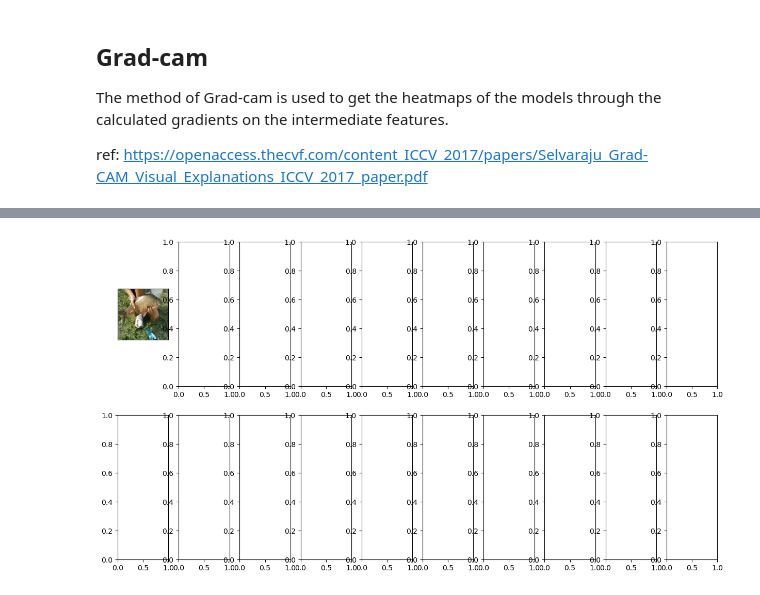
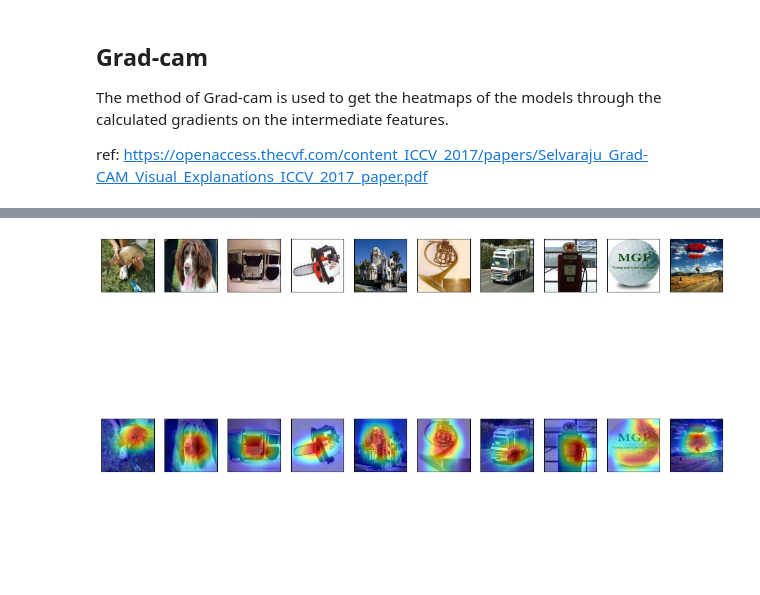
Before and after one commit to Riyasushin/TML_HW, a Jupyter notebook: hw1_handout/homework1.ipynb, the cells around one changed output, grey strips where cells are left out. Drawn from its saved outputs; the diff is of its cells as text; code cells hidden in the pictures; blank space fills up the shorter version.

```diff
--- a/hw1_handout/homework1.ipynb
+++ b/hw1_handout/homework1.ipynb
@@ -347,15 +413,12 @@ The method of Grad-cam is used to get the heatmaps of the models through the cal
 ref: https://openaccess.thecvf.com/content_ICCV_2017/papers/Selvaraju_Grad-CAM_Visual_Explanations_ICCV_2017_paper.pdf
 # %%
 def scale_cam_image(cam, target_size=None):
-    '''
-    This function scales the cam image to the target size.
-    '''
     result = []
     for img in cam:
         img = img - np.min(img)
-        img = img / (1e-7 + np.max(img)) # 图像归一化到 [0, 1]
+        img = img / (1e-7 + np.max(img))
         if target_size is not None:
-            img = cv2.resize(img, target_size) # 如需要，进行尺寸调整
+            img = cv2.resize(img, target_size)
         result.append(img)
     result = np.float32(result)
     return result
@@ -405,7 +468,7 @@ def show_cam_on_image(img: np.ndarray,
                       use_rgb: bool = False,
                       colormap: int = cv2.COLORMAP_JET,
                       image_weight: float = 0.5) -> np.ndarray:
-    """ This function overlays the cam mask on the image as an heatmap. 将CAM掩码叠加到原始图像上, 生成可视化结果
+    """ This function overlays the cam mask on the image as an heatmap.
     By default the heatmap is in BGR format.
     :param img: The base image in RGB or BGR format.
     :param mask: The cam mask.
@@ -414,7 +477,6 @@ def show_cam_on_image(img: np.ndarray,
     :param image_weight: The final result is image_weight * img + (1-image_weight) * mask.
     :returns: The default image with the cam overlay.
     """
-
     heatmap = cv2.applyColorMap(np.uint8(255 * mask), colormap)
     if use_rgb:
         heatmap = cv2.cvtColor(heatmap, cv2.COLOR_BGR2RGB)
@@ -439,8 +501,6 @@ class ClassifierOutputTarget:
         self.category = category
 
     def __call__(self, model_output):
-        '''从模型输出中提取特定类别的分数
-        '''
         if len(model_output.shape) == 1:
             return model_output[self.category]
         return model_output[:, self.category]
@@ -452,7 +512,7 @@ class GradCAM:
                  target_layers: List[torch.nn.Module]) -> None:
         self.model = model.eval()
         self.target_layers = target_layers
-        self.model = model # ?????TODO
+        self.model = model
         self.activations_and_grads = ActivationsAndGradients(
             self.model, target_layers)
 
@@ -469,23 +529,21 @@ class GradCAM:
                       grads: torch.Tensor) -> np.ndarray:
         # input: the activation, the gradient(4D tensor)
         # output: cam of a specific layer
-        if activations.shape[0] != grads.shape[0]:
-            raise ValueError("Activations and gradients must have the same number of channels")
+        # 计算通道权重（全局平均池化的梯度）
+        # weights = self.get_cam_weights(grads) # N, C
+        weights = np.mean(grads, axis=(2, 3), keepdims=True)  # 形状: [B, C, 1, 1]
+        # 加权激活图（维度对齐处理）
+        weighted_activations = weights * activations # N, C, H, W
 
-        print(f'get_cam_imag: {grads.shape}')
-        weights = self.get_cam_weights(grads)
+        # 通道维度求和并应用ReLU
+        cam = weighted_activations.sum(axis=1) # N, H, W
+        # cam = np.maximum(cam, 0)  # ReLU操作
 
-        print(weights.shape)
-        weights = weights.reshape(*weights.shape, 1, 1)
-        cam = np.sum(weights * activations, axis=0)
-        # ReLU
-        cam = np.maximum(cam, 0)
-        # cam = np.maximum(cam, 0)
-        # cam = np.array([
-        #     (x - x.min()) / (x.max() - x.min() + 1e-8)
-        #     for x in cam
-        # ])
-        cam = (cam - np.min(cam)) / (np.max(cam) - np.min(cam) + 1e-8)
+        # 归一化处理
+         # 逐样本归一化
+        cam_min = cam.min(axis=(1, 2), keepdims=True)
+        cam_max = cam.max(axis=(1, 2), keepdims=True)
+        cam = (cam - cam_min) / (cam_max - cam_min + 1e-8)
 
         return cam
         ###################################
@@ -500,7 +558,9 @@ class GradCAM:
         self.model.zero_grad()
         loss = sum([target(output)
                    for target, output in zip(targets, outputs)])
+        print('before backward')
         loss.backward(retain_graph=True)
+        print('after backward')
         # In most of the saliency attribution papers, the saliency is
         # computed with a single target layer.
         # Commonly it is the last convolutional layer.
@@ -522,11 +582,9 @@ class GradCAM:
         grads_list = [g.cpu().data.numpy()
                       for g in self.activations_and_grads.gradients]
         target_size =  (input_tensor.size(-1), input_tensor.size(-2))
-
         cam_per_target_layer = []
         # Loop over the saliency image from every layer
         for i in range(len(self.target_layers)):
-            print(f'{i}')
             target_layer = self.target_layers[i]
             layer_activations = None
             layer_grads = None
@@ -537,39 +595,31 @@ class GradCAM:
             ###################################
             # write the code here
             ###################################
-            # RiJo
-            if layer_activations is None or layer_grads is None:
-                continue
+            # start of RJ
+            print(f'compute_cam_per_layer  Loop over layer {i}')
 
-            if layer_activations.shape[0] != layer_grads.shape[0]:
-                raise ValueError(f"Activations (shape={layer_activations.shape}) and gradients (shape={layer_grads.shape}) must have the same number of channels")
+            cam = self.get_cam_image(layer_activations, layer_grads)
 
+            # 调整尺寸（使用scale_cam_image统一处理）
+            scaled_cam = scale_cam_image(cam, target_size=target_size)
+            scaled_cam = np.expand_dims(scaled_cam, axis=1) # 这个实现并不优美，说明可能对于各函数的作用的理解还有问题，等待晚上回去再改
+            # for i in range(scaled_cam.shape[0]):
+            #     plt.matshow(scaled_cam[i])
+            print(f'before multi_payer shape: {scaled_cam.shape}')
+            cam_per_target_layer.append(scaled_cam)
 
-            cam_image = self.get_cam_image(layer_activations, layer_grads)  # 获取单层 CAM
-            # Resize each CAM in the batch to match input size
-            print(f'cam_image_shape_before {cam_image.shape}')
-            resized_cams = np.array([
-                cv2.resize(cam, target_size)
-                for cam in cam_image
-            ])
-            # Ensure we maintain batch dimension
-            if resized_cams.ndim == 2:  # Single image case
-                resized_cams = resized_cams[np.newaxis, ...]
-            # cam_image = cv2.resize(cam_image, target_size)  # 调整到输入图像尺寸
-            print(f'cam_image_shape_after {cam_image.shape}')
-            cam_image = np.maximum(cam_image, 0)  # ReLU 操作
-            cam_image = (cam_image - np.min(cam_image)) / (np.max(cam_image) - np.min(cam_image) + 1e-8)  # 归一化
-            cam_per_target_layer.append(cam_image)
-            # RiJo
-        print(f'cam_per_target_layer: {cam_per_target_layer[0].shape}')
+            # end of RJ
+
         return cam_per_target_layer
 
     def aggregate_multi_layers(
             self,
             cam_per_target_layer: np.ndarray) -> np.ndarray:
+        print(f'cam_per_target_layer_shape {len(cam_per_target_layer)} * {cam_per_target_layer[0].shape}')
         cam_per_target_layer = np.concatenate(cam_per_target_layer, axis=1)
         cam_per_target_layer = np.maximum(cam_per_target_layer, 0)
         result = np.mean(cam_per_target_layer, axis=1)
+        print(f'after aggregate_multi_layers:  {result.shape}')
         return scale_cam_image(result)
 
 
@@ -602,7 +652,8 @@ target_layers = [model.layer4[-1]]
 image,_ = next(iter(dataset_loader))
 cam = GradCAM(model=model, target_layers=target_layers)
 targets = [ClassifierOutputTarget(i) for i in label]
-grayscale_cam = cam(input_tensor=image, targets=targets) # 灰度CAM
+grayscale_cam = cam(input_tensor=image, targets=targets)
+print(f'grayscale_cam layer {grayscale_cam.shape}')
 fig, axs = plt.subplots(2, len(img_indices), figsize=(15, 8))
 for column, single_image in enumerate(image):
     axs[0][column].imshow(single_image.permute(1, 2, 0).detach().mul(255).add_(0.5).clamp_(0, 255).to('cpu', torch.uint8).numpy())
@@ -622 +673 @@ ValueError: operands could not be broadcast together with shapes (7,1,3) (224,22
-[figure, old version]
+[figure, new version]
```
Also changed, not shown: parts of 8 cells of this notebook.
